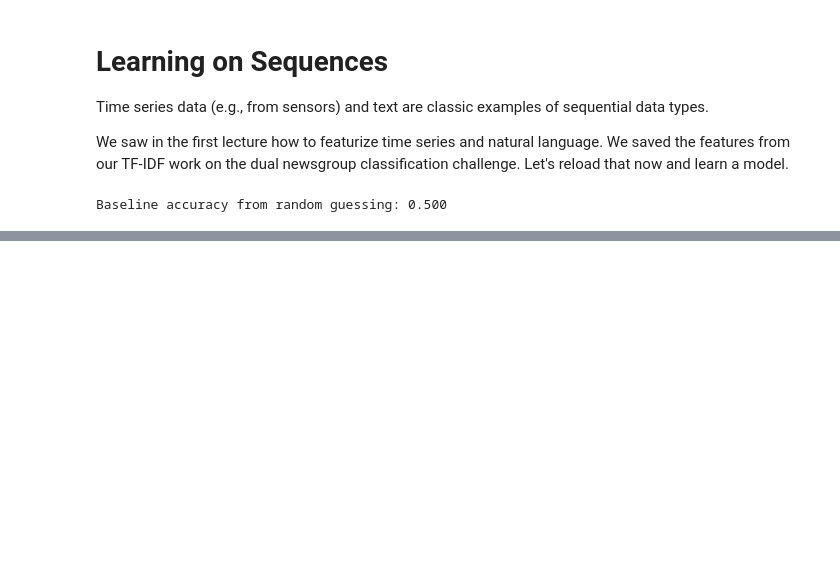
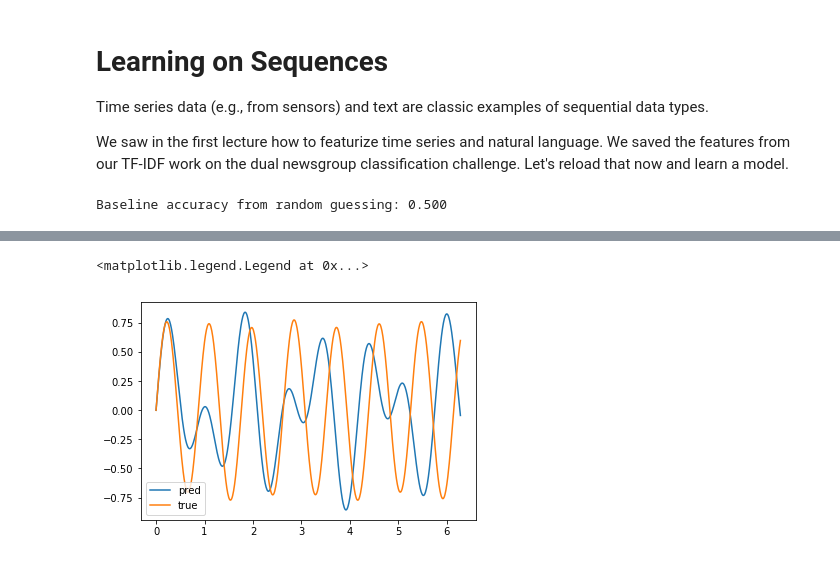
Before and after one commit to profjsb/ml_course, a Jupyter notebook: Lectures/5_DeepConvNets/01_Learning_on_Sequences.ipynb, the cells around one changed output, grey strips where cells are left out. Saved outputs shown, nothing was run; the diff lists cells and outputs as text; code cells hidden in the pictures; blank space fills up the shorter version.

```diff
--- a/Lectures/5_DeepConvNets/01_Learning_on_Sequences.ipynb
+++ b/Lectures/5_DeepConvNets/01_Learning_on_Sequences.ipynb
@@ -66,0 +308,24 @@ spacy
+# %%
+from tensorflow.keras.models import Sequential  # linear stack of layers
+from tensorflow.keras.layers import Dense, Activation, Flatten, Convolution1D, Dropout, AveragePooling1D
+
+
+model = Sequential()
+model.add(Convolution1D(filters=64, kernel_size=2, input_shape=(n_ts, 1), padding="same"))
+model.add(Activation('relu'))
+model.add(AveragePooling1D(pool_size=2))
+
+model.add(Convolution1D(filters=32, kernel_size=2, padding="same"))
+model.add(Activation('relu'))
+model.add(AveragePooling1D(pool_size=2))
+
+model.add(Convolution1D(filters=16, kernel_size=2, padding="same"))
+model.add(Activation('relu'))
+model.add(AveragePooling1D(pool_size=2))
+
+model.add(Flatten())
+model.add(Dropout(0.1)) # helps control overfitting
+model.add(Dense(32, activation='relu'))
+model.add(Dense(16, activation='relu'))
+model.add(Dense(y_test.shape[1]))
+model.add(Activation('linear'))
@@ -66,0 +352,6 @@ spacy
+# %%
+from tensorflow.keras.optimizers import Adam
+
+model.compile(loss='mse', optimizer=Adam(), metrics=['mae', 'mse'])
+# %%
+model.fit(X_train, y_train, batch_size=128, epochs=100, verbose=1)
@@ -66,0 +377,10 @@ spacy
+# %%
+pred = model.predict(X_test)
+# %%
+ind = 2
+plt.plot(ts, gen_timeseries(ts, pred[ind][0],  [(pred[ind][1],pred[ind][2]), (pred[ind][3],pred[ind][4])]), label="pred")
+plt.plot(ts, gen_timeseries(ts, y_test[ind][0],  [(y_test[0][1],y_test[0][2]), (y_test[0][3],y_test[0][4])]), label="true")
+plt.legend()
+# %% [output]
+<matplotlib.legend.Legend at 0x...>
+[figure, added]
```
Also changed, not shown: parts of 45 cells of this notebook, 3 other files.
